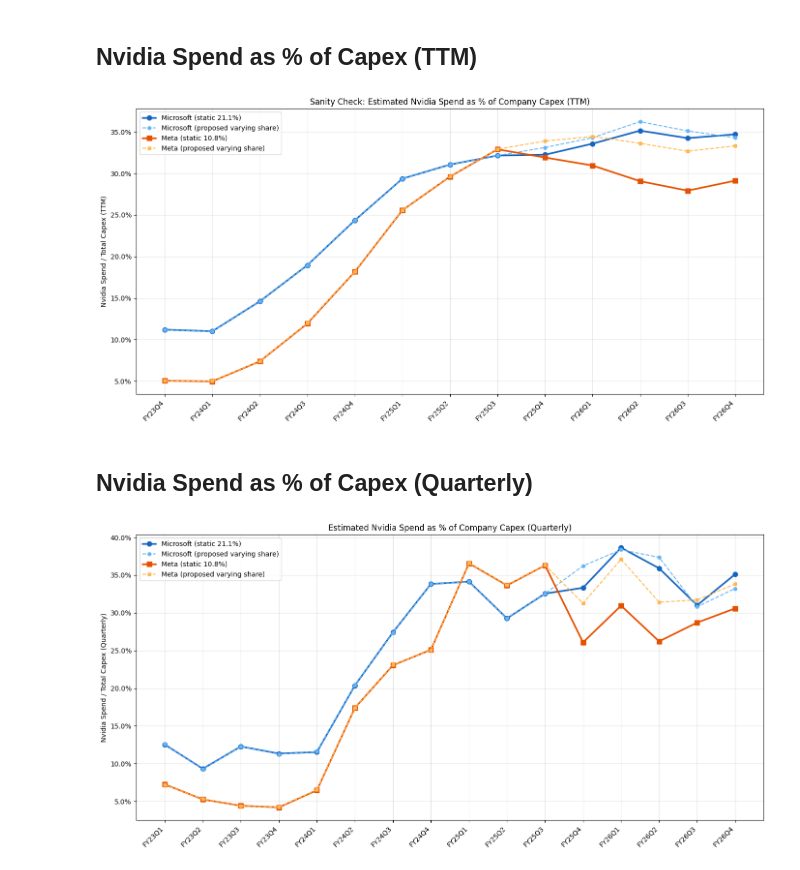
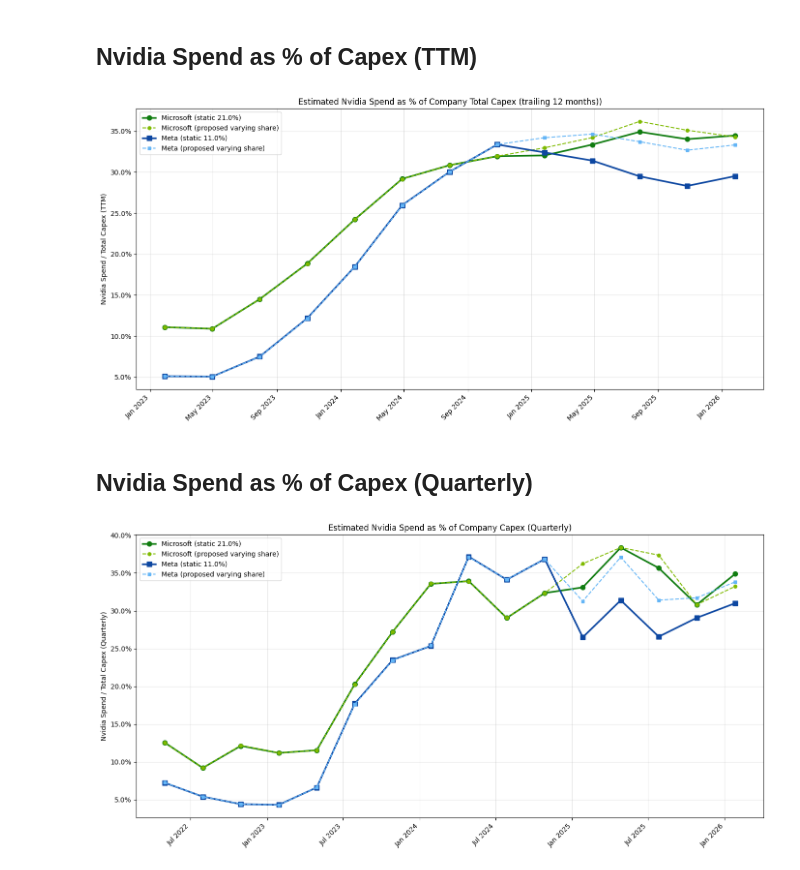
Before and after one commit to epoch-research/ai-chip-counts, a Jupyter notebook: nvidia_capex_sanity_check.ipynb, the cells around one changed output. Cells and saved outputs as stored; diff of their text form; code cells hidden in the pictures.

```diff
--- a/nvidia_capex_sanity_check.ipynb
+++ b/nvidia_capex_sanity_check.ipynb
@@ -13,22 +13,22 @@ plt.rcParams['figure.dpi'] = 100
 plt.rcParams['axes.grid'] = True
 plt.rcParams['grid.alpha'] = 0.3
 
-# Consistent color scheme: blue family = Microsoft, orange family = Meta
+# Consistent color scheme: green family = Microsoft, dark blue family = Meta
 # Darker = static share, lighter = proposed varying share
-MSFT_COLOR = '#1565C0'
-MSFT_ALT_COLOR = '#64B5F6'
-META_COLOR = '#E65100'
-META_ALT_COLOR = '#FFB74D'
+MSFT_COLOR = '#107C10'
+MSFT_ALT_COLOR = '#7FBA00'
+META_COLOR = '#0D47A1'
+META_ALT_COLOR = '#64B5F6'
 # %% [markdown]
 ## Data
 # %%
 # Allocation shares (as share of Nvidia DC revenue, based on analyst estimates from 2024-2025)
-MSFT_DC_SHARE = 0.2114
-META_DC_SHARE = 0.1085
+MSFT_DC_SHARE = 0.21
+META_DC_SHARE = 0.11
 
 # Meta proposed varying share trajectory (static for most quarters, then adjusted)
 meta_proposed_shares = (
-    [0.1085] * 11  # FY23Q1 through FY25Q3
+    [META_DC_SHARE] * 11  # FY23Q1 through FY25Q3
     + [0.13]       # FY25Q4
     + [0.13]       # FY26Q1
     + [0.13]       # FY26Q2
@@ -161,52 +161,56 @@ fig, ax = plt.subplots(figsize=(14, 7))
 
 valid = df.dropna(subset=['msft_nvidia_pct_capex_ttm'])
 
-ax.plot(valid['quarter'], valid['msft_nvidia_pct_capex_ttm'] * 100, 'o-',
+ax.plot(valid['end_date'], valid['msft_nvidia_pct_capex_ttm'] * 100, 'o-',
         color=MSFT_COLOR, linewidth=2.5, markersize=7,
         label=f'Microsoft (static {MSFT_DC_SHARE:.1%})')
-ax.plot(valid['quarter'], valid['msft_alt_nvidia_pct_capex_ttm'] * 100, 'o--',
+ax.plot(valid['end_date'], valid['msft_alt_nvidia_pct_capex_ttm'] * 100, 'o--',
         color=MSFT_ALT_COLOR, linewidth=1.5, markersize=5,
         label='Microsoft (proposed varying share)')
-ax.plot(valid['quarter'], valid['meta_nvidia_pct_capex_ttm'] * 100, 's-',
+ax.plot(valid['end_date'], valid['meta_nvidia_pct_capex_ttm'] * 100, 's-',
         color=META_COLOR, linewidth=2.5, markersize=7,
         label=f'Meta (static {META_DC_SHARE:.1%})')
-ax.plot(valid['quarter'], valid['meta_alt_nvidia_pct_capex_ttm'] * 100, 's--',
+ax.plot(valid['end_date'], valid['meta_alt_nvidia_pct_capex_ttm'] * 100, 's--',
         color=META_ALT_COLOR, linewidth=1.5, markersize=5,
         label='Meta (proposed varying share)')
 
 ax.set_ylabel('Nvidia Spend / Total Capex (TTM)')
-ax.set_title('Sanity Check: Estimated Nvidia Spend as % of Company Capex (TTM)')
+ax.set_title('Estimated Nvidia Spend as % of Company Total Capex (trailing 12 months))')
 ax.legend(loc='upper left')
 ax.yaxis.set_major_formatter(mtick.PercentFormatter())
+import matplotlib.dates as mdates
+ax.xaxis.set_major_formatter(mdates.DateFormatter('%b %Y'))
 plt.xticks(rotation=45, ha='right')
 plt.tight_layout()
 plt.show()
 # %% [output]
-[figure, old version]
+[figure, new version]
 # %% [markdown]
 ## Nvidia Spend as % of Capex (Quarterly)
 # %%
 fig, ax = plt.subplots(figsize=(14, 7))
 
-ax.plot(df['quarter'], df['msft_nvidia_pct_capex'] * 100, 'o-',
+ax.plot(df['end_date'], df['msft_nvidia_pct_capex'] * 100, 'o-',
         color=MSFT_COLOR, linewidth=2.5, markersize=7,
         label=f'Microsoft (static {MSFT_DC_SHARE:.1%})')
-ax.plot(df['quarter'], df['msft_alt_nvidia_pct_capex'] * 100, 'o--',
+ax.plot(df['end_date'], df['msft_alt_nvidia_pct_capex'] * 100, 'o--',
         color=MSFT_ALT_COLOR, linewidth=1.5, markersize=5,
         label='Microsoft (proposed varying share)')
-ax.plot(df['quarter'], df['meta_nvidia_pct_capex'] * 100, 's-',
+ax.plot(df['end_date'], df['meta_nvidia_pct_capex'] * 100, 's-',
         color=META_COLOR, linewidth=2.5, markersize=7,
         label=f'Meta (static {META_DC_SHARE:.1%})')
-ax.plot(df['quarter'], df['meta_alt_nvidia_pct_capex'] * 100, 's--',
+ax.plot(df['end_date'], df['meta_alt_nvidia_pct_capex'] * 100, 's--',
         color=META_ALT_COLOR, linewidth=1.5, markersize=5,
         label='Meta (proposed varying share)')
 
 ax.set_ylabel('Nvidia Spend / Total Capex (Quarterly)')
 ax.set_title('Estimated Nvidia Spend as % of Company Capex (Quarterly)')
 ax.legend(loc='upper left')
 ax.yaxis.set_major_formatter(mtick.PercentFormatter())
+import matplotlib.dates as mdates
+ax.xaxis.set_major_formatter(mdates.DateFormatter('%b %Y'))
 plt.xticks(rotation=45, ha='right')
 plt.tight_layout()
 plt.show()
 # %% [output]
-[figure, old version]
+[figure, new version]
```
Also changed, not shown: parts of 1 cell of this notebook, 33 other files.
